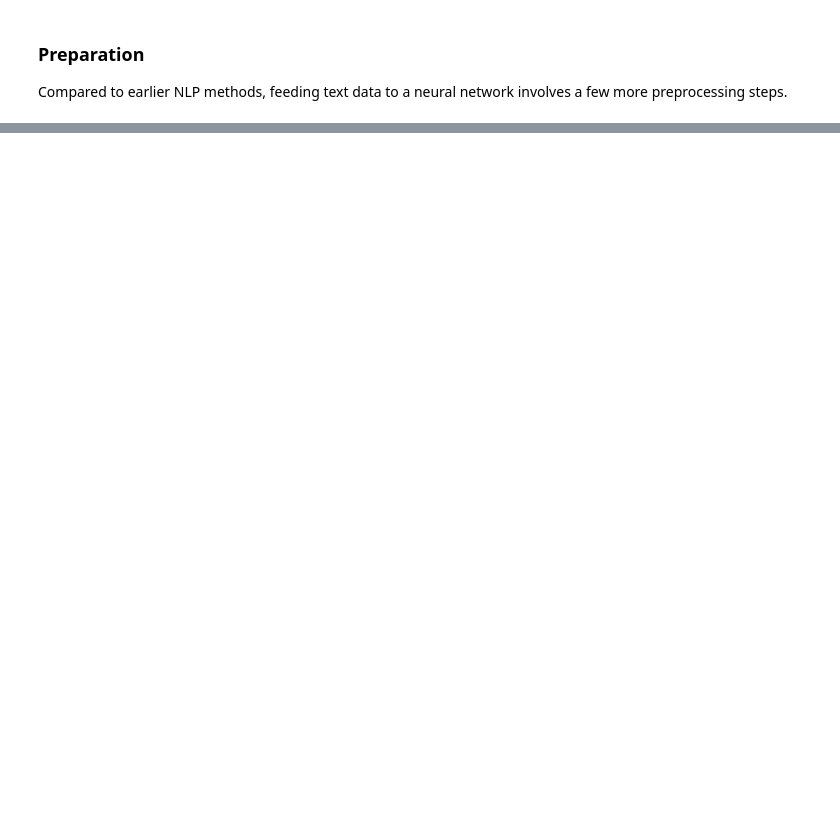
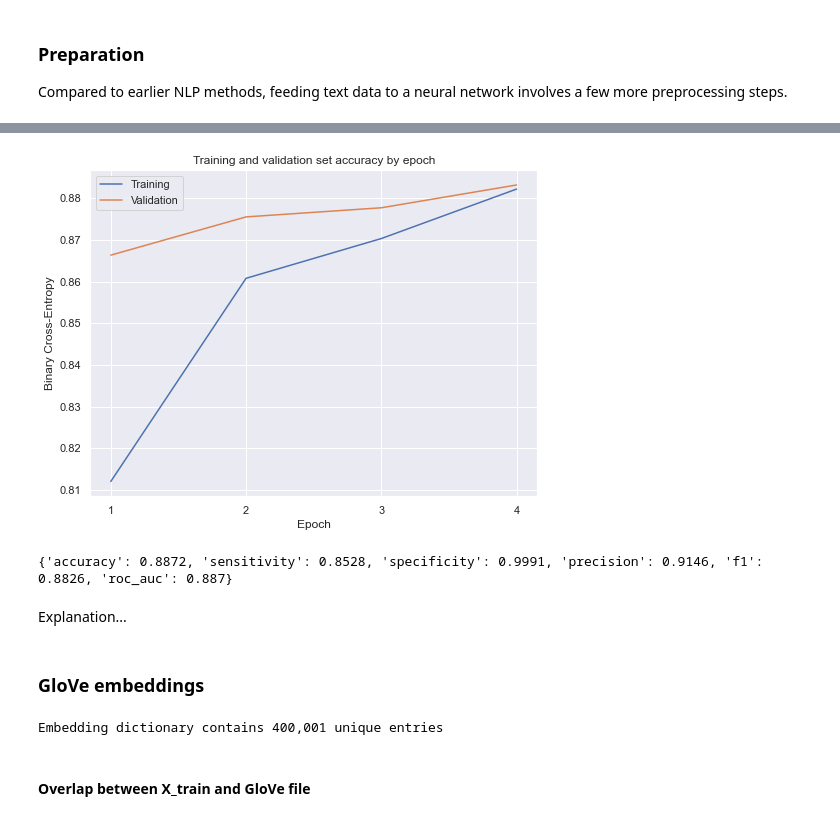
Before and after one commit to kingjosephm/IMDB_Movie_Review_Sentiment_Classification, a Jupyter notebook: IMDB Movie Review Sentiment Classification.ipynb, the cells around one changed output, grey strips where cells are left out. Drawn from its saved outputs; the diff is of its cells as text; code cells hidden in the pictures; blank space fills up the shorter version.

```diff
--- a/IMDB Movie Review Sentiment Classification.ipynb
+++ b/IMDB Movie Review Sentiment Classification.ipynb
@@ -627,0 +754,29 @@ Total training time: 73.55 minutes
+# %%
+clear_session()
+
+w2v_model = Sequential()
+
+w2v_model.add(Embedding(input_dim=len(word_index)+1,
+                  output_dim=w2v_vector_dims,
+                  input_length=max_words_sequence,
+                  embeddings_initializer=Constant(w2v_embedding_matrix),
+                  trainable=False))
+
+w2v_model.add(Bidirectional(LSTM(units=128, dropout=0.4,
+               recurrent_dropout=0.3, return_sequences=True)))
+
+w2v_model.add(GlobalMaxPool1D())
+
+w2v_model.add(Dropout(0.3))
+
+w2v_model.add(Dense(64, activation='relu'))
+
+w2v_model.add(Dropout(0.2))
+
+# Output layer
+w2v_model.add(Dense(1, activation='sigmoid'))
+
+# Compile model
+w2v_model.compile(loss='binary_crossentropy',
+     optimizer=Adam(learning_rate=0.001),
+     metrics=['accuracy'])
@@ -627,0 +805,9 @@ Total training time: 73.55 minutes
+# %%
+w2v_hist = w2v_model.fit(X_train_pad,
+              y_train,
+              batch_size=64,
+              validation_split=0.25,
+              verbose=2,
+              epochs=4,
+              use_multiprocessing=True,
+              callbacks=[EarlyStopping(patience=2, restore_best_weights=True)])
@@ -627,0 +824,23 @@ Total training time: 73.55 minutes
+# %%
+plot_model_performance(w2v_model)
+# %% [output]
+[figure, added]
+# %%
+pred_w2v = w2v_model.predict(X_test_pad).flatten() # flatten from 2d to 1d array
+pred_w2v = pd.Series(pred_w2v).apply(lambda x: 1 if x > 0.5 else 0)
+metrics_dict['w2v_lstm'] = metrics(y_test, pred_w2v)
+print(metrics_dict['w2v_lstm'])
+# %% [output]
+{'accuracy': 0.8872, 'sensitivity': 0.8528, 'specificity': 0.9991, 'precision': 0.9146, 'f1': 0.8826, 'roc_auc': 0.887}
+# %% [markdown]
+Explanation...
+# %% [markdown]
+### GloVe embeddings
+# %%
+glove_vector_dims = 300
+glove_embedding_dict = get_word_embeddings('glove')
+glove_embedding_matrix = create_embedding_matrix(glove_embedding_dict, word_index, glove_vector_dims)
+# %% [output]
+Embedding dictionary contains 400,001 unique entries
+# %% [markdown]
+#### Overlap between X_train and GloVe file
```
Also changed, not shown: parts of 107 cells of this notebook.
